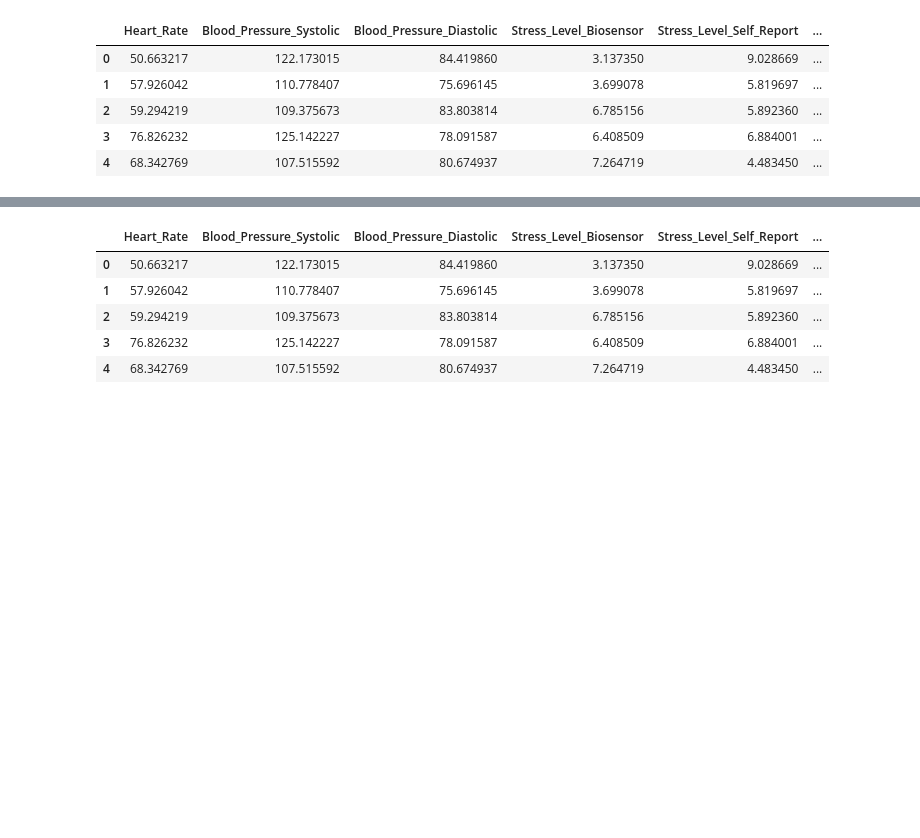
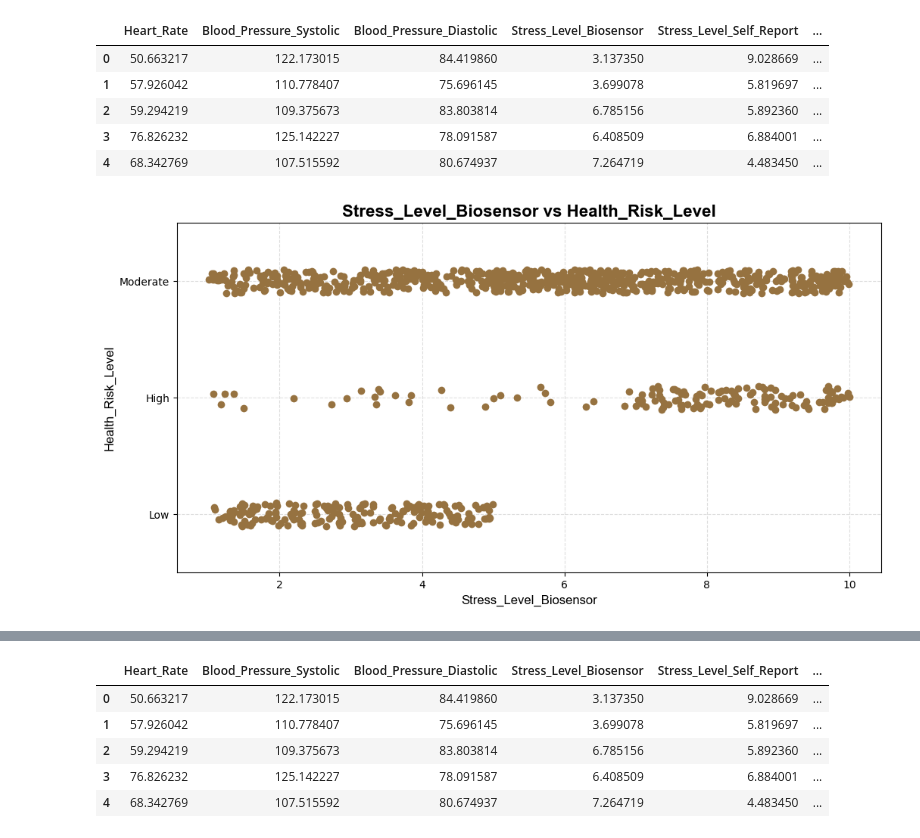
Before and after one commit to Aayushi015/Project1-Group10, a Jupyter notebook: Chandler_Work/Answering_Question_A.ipynb, the cells around one changed output, grey strips where cells are left out. Saved outputs shown, nothing was run; the diff lists cells and outputs as text; code cells hidden in the pictures; blank space fills up the shorter version.

```diff
--- a/Chandler_Work/Answering_Question_A.ipynb
+++ b/Chandler_Work/Answering_Question_A.ipynb
@@ -104,0 +108,31 @@ stress_df.Mood = stress_df.Mood.map(mood_mapping)
+# %%
+x_label = "Stress_Level_Biosensor"
+y_label = "Health_Risk_Level"
+
+
+# Change Canvas Size
+plt.figure(figsize=(12, 6))
+
+# Create a basic plot
+sns.stripplot(data=stress_df, y=y_label, x =x_label, color=Golden_Brown, s=7)
+
+
+# Customizations
+
+# Change colors
+# Add in reference lines
+# Add Labels/Title
+plt.ylabel(y_label, fontfamily="Arial", fontsize=12)
+plt.xlabel(x_label, fontfamily="Arial", fontsize=12)
+plt.title(f"{x_label} vs {y_label}", fontweight="bold", fontsize=16, fontfamily="Arial")
+
+# Add in a background grid
+plt.grid(linestyle="--", color="lightgrey", alpha=0.75)
+
+title=f"{x_label} vs {y_label} strip chart"
+# Save the figure
+plt.savefig(os.path.join(output_dir, title))
+# Show/Save the Graph
+plt.show()
+# %% [output]
+[figure, added]
```
Also changed, not shown: parts of 28 cells of this notebook, 8 other files.
